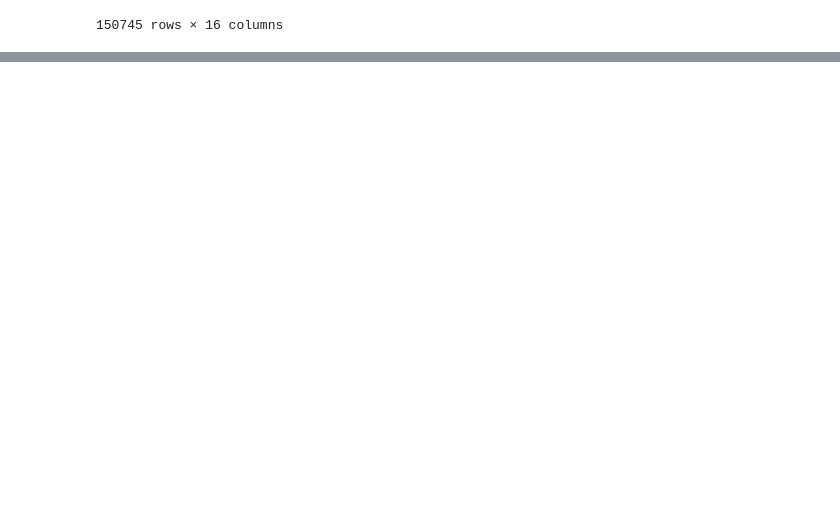
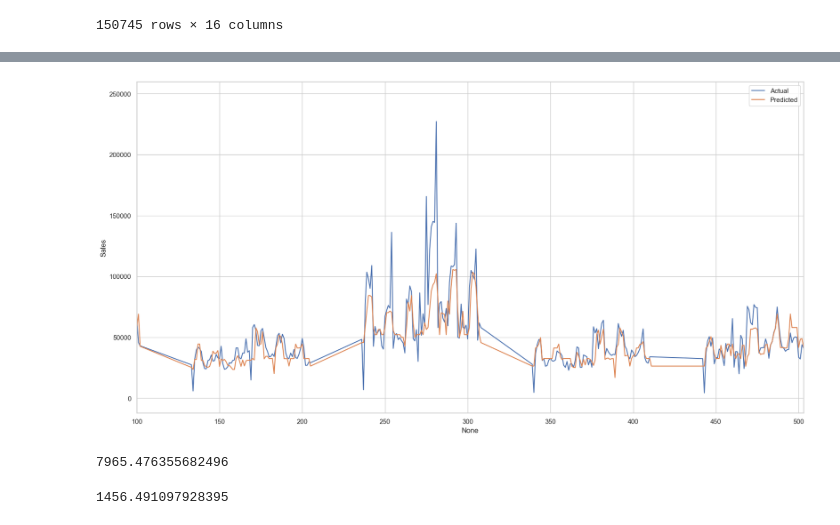
Before and after one commit to gautamnaik1994/SalesForecasting_ML_CaseStudy, a Jupyter notebook: notebooks/modelling/04.MLAlgos.ipynb, the cells around one changed output, grey strips where cells are left out. Saved outputs shown, nothing was run; the diff lists cells and outputs as text; code cells hidden in the pictures; blank space fills up the shorter version.

```diff
--- a/notebooks/modelling/04.MLAlgos.ipynb
+++ b/notebooks/modelling/04.MLAlgos.ipynb
@@ -139,0 +186,6 @@ train
+# %%
+with open("./pickles/train_features.pkl", "rb") as f:
+    train = pickle.load(f)
+
+with open("./pickles/test_features.pkl", "rb") as f:
+    test = pickle.load(f)
@@ -152,0 +275,18 @@ Index(['Holiday', 'Discount', 'Sales', 'Day', 'Day_of_Week', 'Month',
+# %%
+mlflow.set_experiment("ElasitcNet")
+def objective_elastic(trial):
+    with mlflow.start_run():
+        params = {
+            "alpha": trial.suggest_float('alpha', 0.0, 1.0),
+            "l1_ratio": trial.suggest_float('l1_ratio', 0.0, 1.0)
+        }
+        en = ElasticNet(**params, random_state=42)
+        en.fit(X_train, y_train)
+        y_pred = en.predict(X_test)
+        mae = mean_absolute_error(y_test, y_pred)
+        mlflow.log_metric("mae", mae)
+        mlflow.log_params(params)
+        return mae
+
+study = optuna.create_study(direction='minimize')
+study.optimize(objective_elastic, n_trials=50)
@@ -152,0 +295,14 @@ Index(['Holiday', 'Discount', 'Sales', 'Day', 'Day_of_Week', 'Month',
+# %%
+mlflow.set_experiment("Random Forest Default")
+with mlflow.start_run():
+    mlflow.set_tag("mlflow.runName", "f_run")
+    params = {
+        "n_estimators": 80,
+        # "max_depth": 8,
+    }
+    rf = RandomForestRegressor(n_jobs=-1, **params)
+    rf.fit(X_train, y_train)
+    y_pred = rf.predict(X_test)
+    mae = mean_absolute_error(y_test, y_pred)
+    mlflow.log_metric("mae", mae)
+    mlflow.log_params(params)
@@ -152,0 +322,18 @@ Index(['Holiday', 'Discount', 'Sales', 'Day', 'Day_of_Week', 'Month',
+# %%
+plt.figure(figsize=(20,10))
+sns.lineplot(x=test.index, y=y_test, label="Actual")
+sns.lineplot(x=test.index, y=y_pred, label="Predicted")
+# show only first 100 days
+plt.xlim(100,503)
+plt.show()
+# %% [output]
+[figure, added]
+# %%
+mean_absolute_error(y_test, y_pred)
+# %% [output]
+7965.476355682496
+# %%
+y_train_pred = rf.predict(X_train)
+mean_absolute_error(y_train, y_train_pred)
+# %% [output]
+1456.491097928395
```
Also changed, not shown: parts of 33 cells of this notebook, 6 other files.
